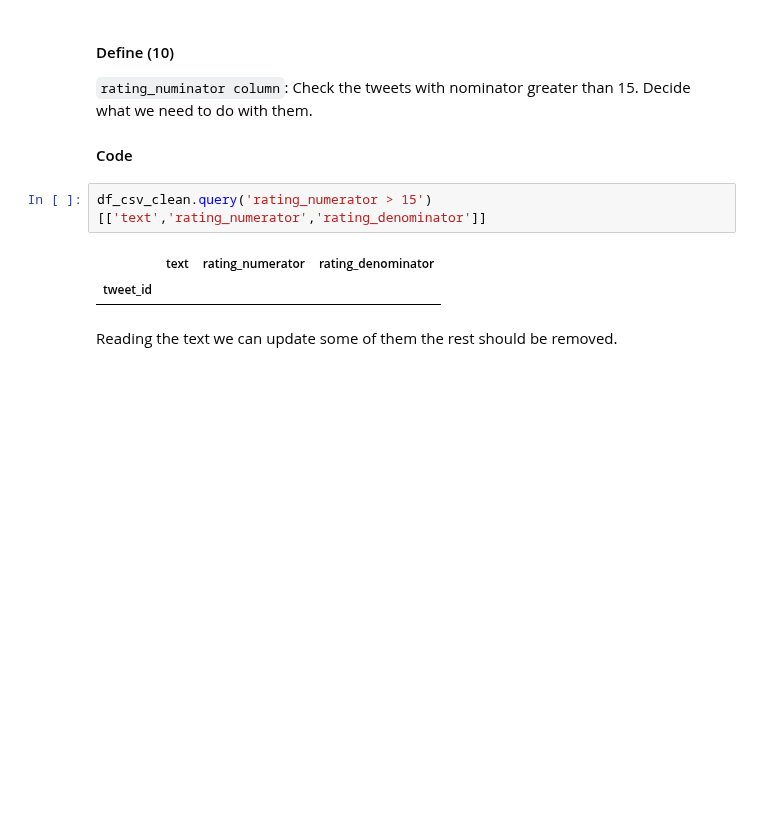
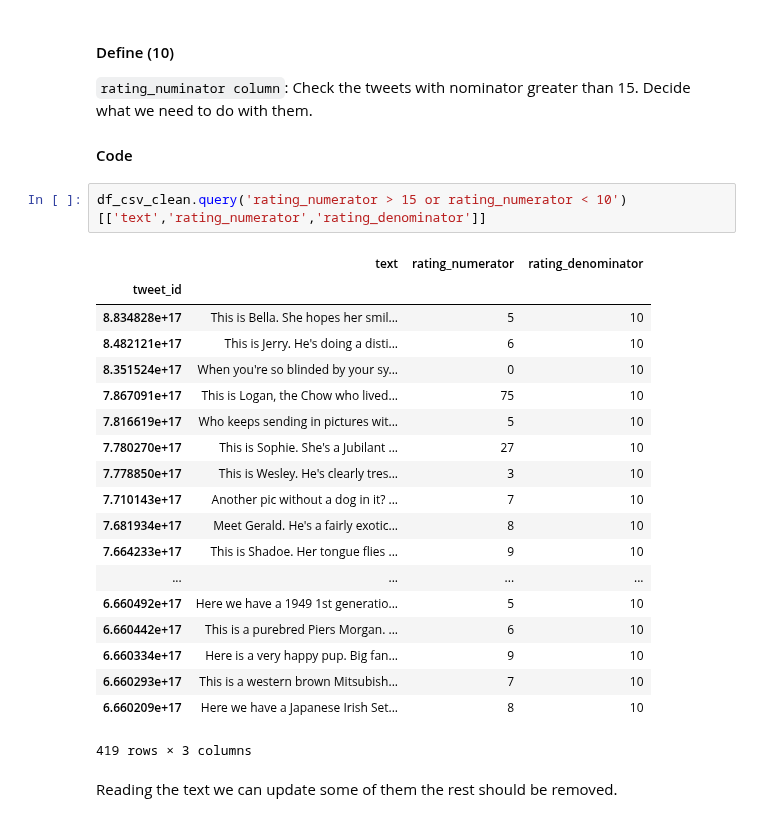
Before and after one commit to hamidkhbl/Twitter_account_data_analysis, a Jupyter notebook: wrangle_act.ipynb, the cells around one changed output. Drawn from its saved outputs; the diff is of its cells as text; blank space fills up the shorter version.

```diff
--- a/wrangle_act.ipynb
+++ b/wrangle_act.ipynb
@@ -760,10 +754,27 @@ df_csv_clean.query('rating_denominator != 10')[['text','rating_numerator','ratin
 `rating_numinator column`: Check the tweets with nominator greater than 15. Decide what we need to do with them.
 #### Code
 # %%
-df_csv_clean.query('rating_numerator > 15')[['text','rating_numerator','rating_denominator']]
+df_csv_clean.query('rating_numerator > 15 or rating_numerator < 10')[['text','rating_numerator','rating_denominator']]
 # %% [output]
 |  | text | rating_numerator | rating_denominator |
 | tweet_id |  |  |  |
+| 8.834828e+17 | This is Bella. She hopes her smil... | 5 | 10 |
+| 8.482121e+17 | This is Jerry. He's doing a disti... | 6 | 10 |
+| 8.351524e+17 | When you're so blinded by your sy... | 0 | 10 |
+| 7.867091e+17 | This is Logan, the Chow who lived... | 75 | 10 |
+| 7.816619e+17 | Who keeps sending in pictures wit... | 5 | 10 |
+| 7.780270e+17 | This is Sophie. She's a Jubilant ... | 27 | 10 |
+| 7.778850e+17 | This is Wesley. He's clearly tres... | 3 | 10 |
+| 7.710143e+17 | Another pic without a dog in it? ... | 7 | 10 |
+| 7.681934e+17 | Meet Gerald. He's a fairly exotic... | 8 | 10 |
+| 7.664233e+17 | This is Shadoe. Her tongue flies ... | 9 | 10 |
+| ... | ... | ... | ... |
+| 6.660492e+17 | Here we have a 1949 1st generatio... | 5 | 10 |
+| 6.660442e+17 | This is a purebred Piers Morgan. ... | 6 | 10 |
+| 6.660334e+17 | Here is a very happy pup. Big fan... | 9 | 10 |
+| 6.660293e+17 | This is a western brown Mitsubish... | 7 | 10 |
+| 6.660209e+17 | Here we have a Japanese Irish Set... | 8 | 10 |
+419 rows × 3 columns
 # %% [markdown]
 Reading the text we can update some of them the rest should be removed.
 # %%
```
Also changed, not shown: parts of 3 cells of this notebook, 4 other files.
